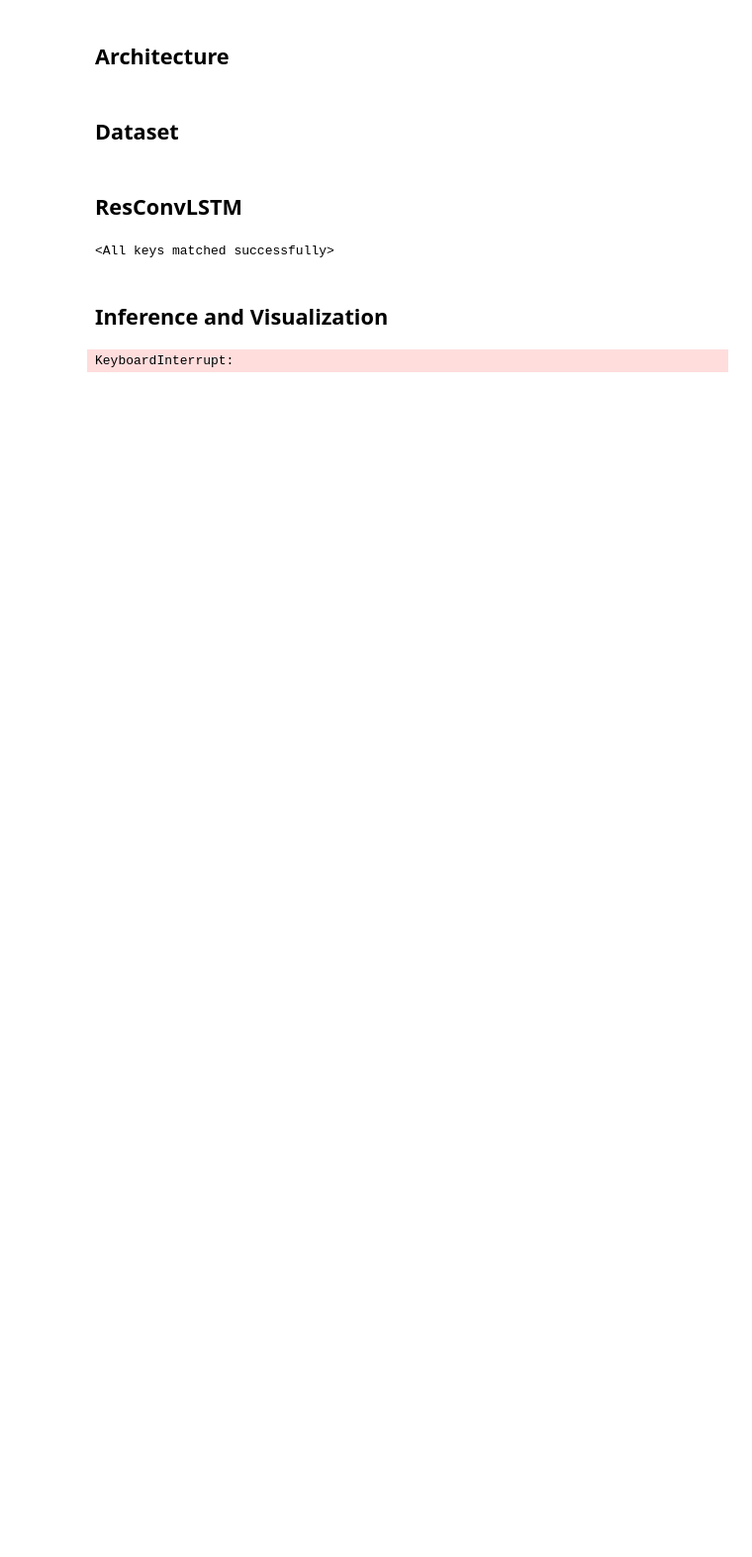
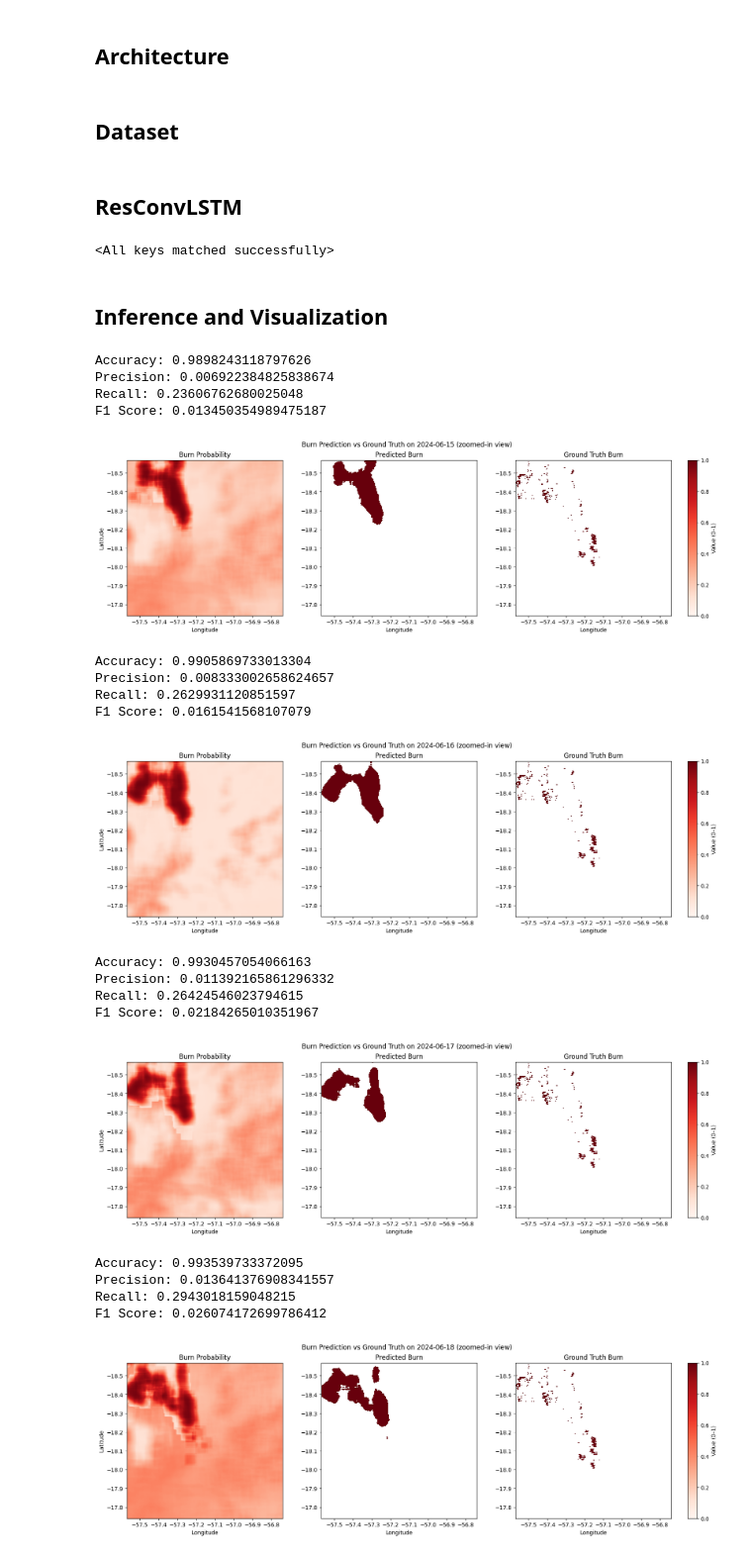
Before and after one commit to ddominguez2293/I_Guide_Team_2, a Jupyter notebook: 5.2.ResConvLSTM_test.ipynb, the cells around one changed output. Shown: that part at 99% size. Cells and saved outputs as stored; diff of their text form; code cells hidden in the pictures; blank space fills up the shorter version.

```diff
--- a/5.2.ResConvLSTM_test.ipynb
+++ b/5.2.ResConvLSTM_test.ipynb
@@ -243,22 +242,19 @@ class BurnPatchDataset(Dataset):
 # %% [markdown]
 ## ResConvLSTM
 # %%
-model = ResConvLSTM(in_channels=10, hidden_dim=32, patch_size=15)
+model = ResConvLSTM(in_channels=10, hidden_dim=64, patch_size=15)
 model = model.cuda() if torch.cuda.is_available() else model
 # %%
-
 device = torch.device("cuda" if torch.cuda.is_available() else "cpu")
-checkpoint = torch.load(MODELS_DIR / "best_resconvlstm.pt", map_location=device)  # device = "cuda" or "cpu"
+checkpoint = torch.load("models/best_resconvlstm.pt", map_location=device)  # device = "cuda" or "cpu"
 model.load_state_dict(checkpoint)
 # %% [output]
 <All keys matched successfully>
 # %% [markdown]
 ## Inference and Visualization
 # %%
-TEST_DIR = BASE_DIR / "data"/ "test"
+grid_df = pd.read_csv("Testing_data/common_grid_from_burn_area.csv")
 
-
-grid_df = pd.read_csv(TEST_DIR / "common_grid_from_burn_area.csv")
 
 gdf = gpd.GeoDataFrame(
     grid_df,
@@ -266,6 +262,7 @@ gdf = gpd.GeoDataFrame(
     crs="EPSG:4326"
 )
 
+
 lat_vals = np.sort(grid_df["lat"].unique())
 lon_vals = np.sort(grid_df["lon"].unique())
 
@@ -312,14 +309,14 @@ class InferencePatchDataset(Dataset):
         ]  # shape (V, T, patch, patch)
         return torch.tensor(patch.astype(np.float32)), (i, j)
 # %%
-csv_files = sorted(glob.glob(str(TEST_DIR / "daily_csv" / "*.csv")))
+csv_files = sorted(glob.glob("Testing_data/daily_csv/*.csv"))
 columns = ['land_cover', 'dem', 't2m', 'd2m', 'u10', 'v10', 'tp', 'swvl1', 'sp', 'burn']
 input_vars = columns
 T = 5
 prob_threshold = 0.975
 all_five_probs = []
 
-for i in range(0, 5):
+for i in range(0, 5)
   # --- Pick a sequence of 5 days to predict the last day ---
   stack = []
   dates = []
@@ -432,31 +429,50 @@ for i in range(0, 5):
     im0 = axs[0].imshow(burn_prob_crop, cmap='Reds', vmin=vmin, vmax=vmax,
                         extent=[lon_crop[0], lon_crop[-1], lat_crop[-1], lat_crop[0]])
     axs[0].set_title("Burn Probability")
     axs[0].set_xlabel("Longitude")
     axs[0].set_ylabel("Latitude")
 
     reds = plt.colormaps['Reds'].copy()
     reds.set_bad(color='white')
 
     # Predicted burn
     burn_pred_crop[burn_pred_crop == 0] = np.nan
     im1 = axs[1].imshow(burn_pred_crop, cmap=reds, vmin=vmin, vmax=vmax,
                         extent=[lon_crop[0], lon_crop[-1], lat_crop[-1], lat_crop[0]],interpolation='nearest')
     axs[1].set_title("Predicted Burn")
     axs[1].set_xlabel("Longitude")
 
     # Ground truth
     burn_true_crop[burn_true_crop == 0] = np.nan
     im2 = axs[2].imshow(burn_true_crop, cmap=reds, vmin=vmin, vmax=vmax,
                         extent=[lon_crop[0], lon_crop[-1], lat_crop[-1], lat_crop[0]],interpolation='nearest')
     axs[2].set_title("Ground Truth Burn")
     axs[2].set_xlabel("Longitude")
 
     # Shared colorbar
     cbar = fig.colorbar(im2, cax=cax)
     cbar.set_label("Value (0–1)")
 
     fig.suptitle(f"Burn Prediction vs Ground Truth on 2024-06-{15+i} (zoomed-in view)")
     plt.show()
 # %% [output]
-KeyboardInterrupt:
+Accuracy: 0.9898243118797626
+Precision: 0.006922384825838674
+Recall: 0.23606762680025048
+F1 Score: 0.013450354989475187
+[figure, added]
+Accuracy: 0.9905869733013304
+Precision: 0.008333002658624657
+Recall: 0.2629931120851597
+F1 Score: 0.0161541568107079
+[figure, added]
+Accuracy: 0.9930457054066163
+Precision: 0.011392165861296332
+Recall: 0.26424546023794615
+F1 Score: 0.02184265010351967
+[figure, added]
+Accuracy: 0.993539733372095
+Precision: 0.013641376908341557
+Recall: 0.2943018159048215
+F1 Score: 0.026074172699786412
+[figure, added]
```
Also changed, not shown: parts of 2 cells of this notebook.
